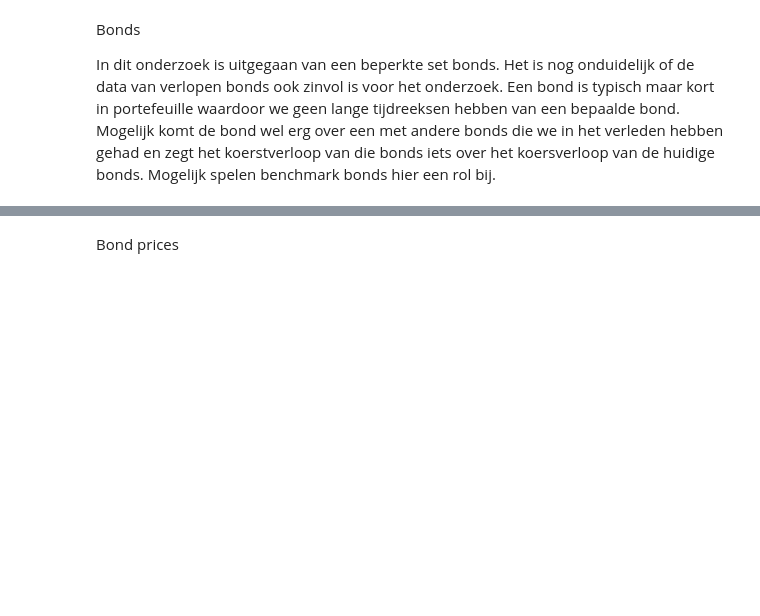
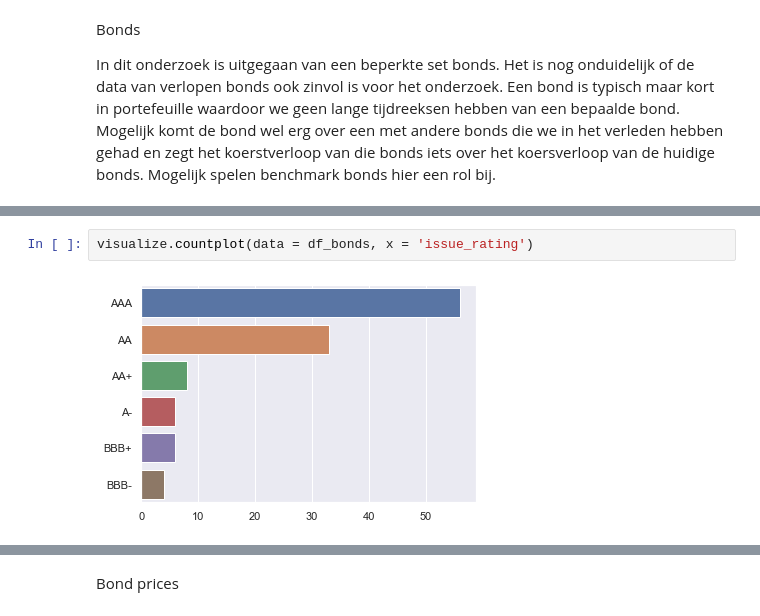
Before and after one commit to Merijn68/BondTrading, a Jupyter notebook: notebooks/02_data_exploratie.ipynb, the cells around one changed output, grey strips where cells are left out. Drawn from its saved outputs; the diff is of its cells as text; blank space fills up the shorter version.

```diff
--- a/notebooks/02_data_exploratie.ipynb
+++ b/notebooks/02_data_exploratie.ipynb
@@ -97,0 +73,4 @@ Name: issue_rating, dtype: int64
+# %%
+visualize.countplot(data = df_bonds, x = 'issue_rating')
+# %% [output]
+[figure, added]
```
Also changed, not shown: parts of 24 cells of this notebook, 1 other file.
